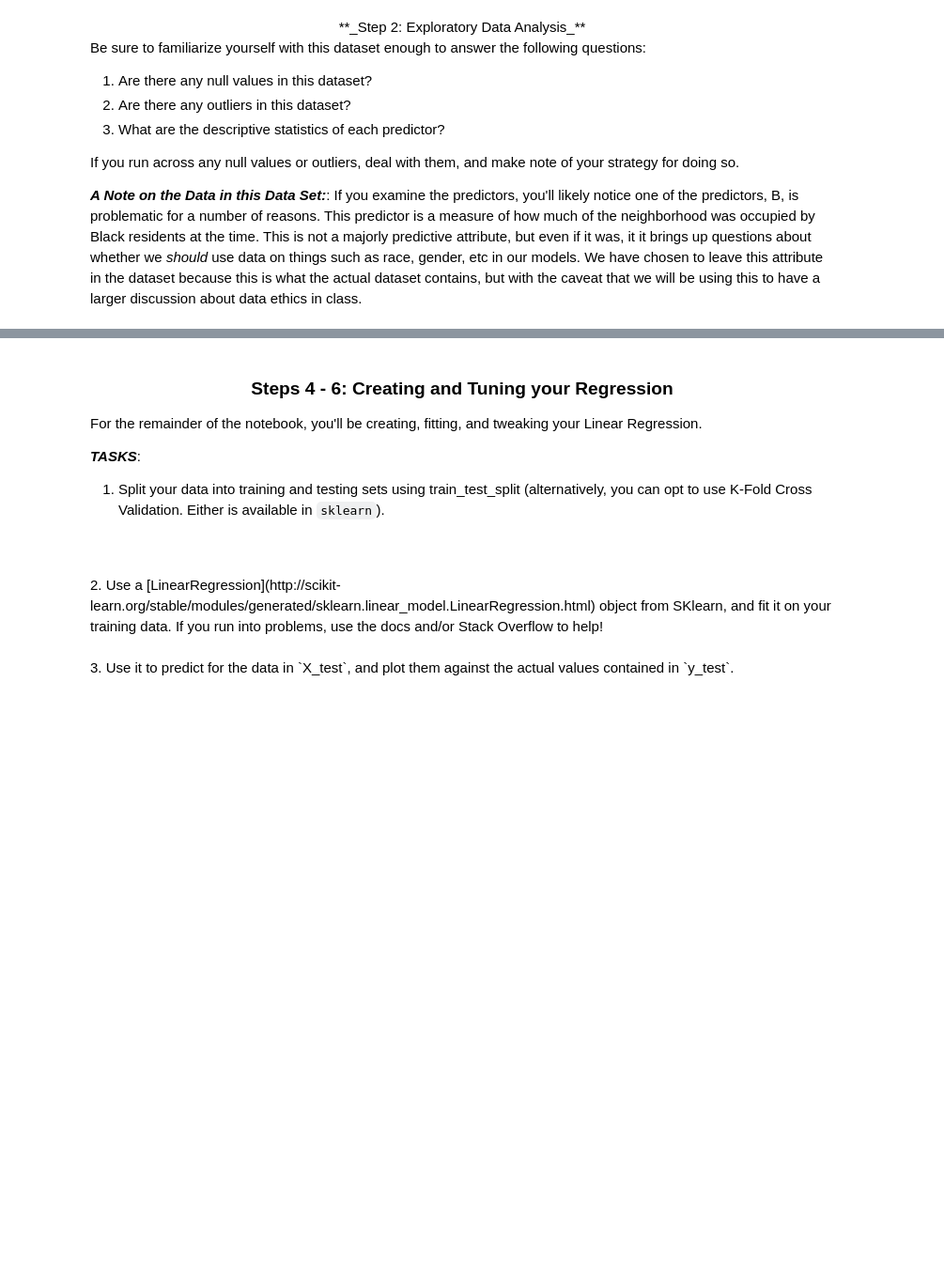
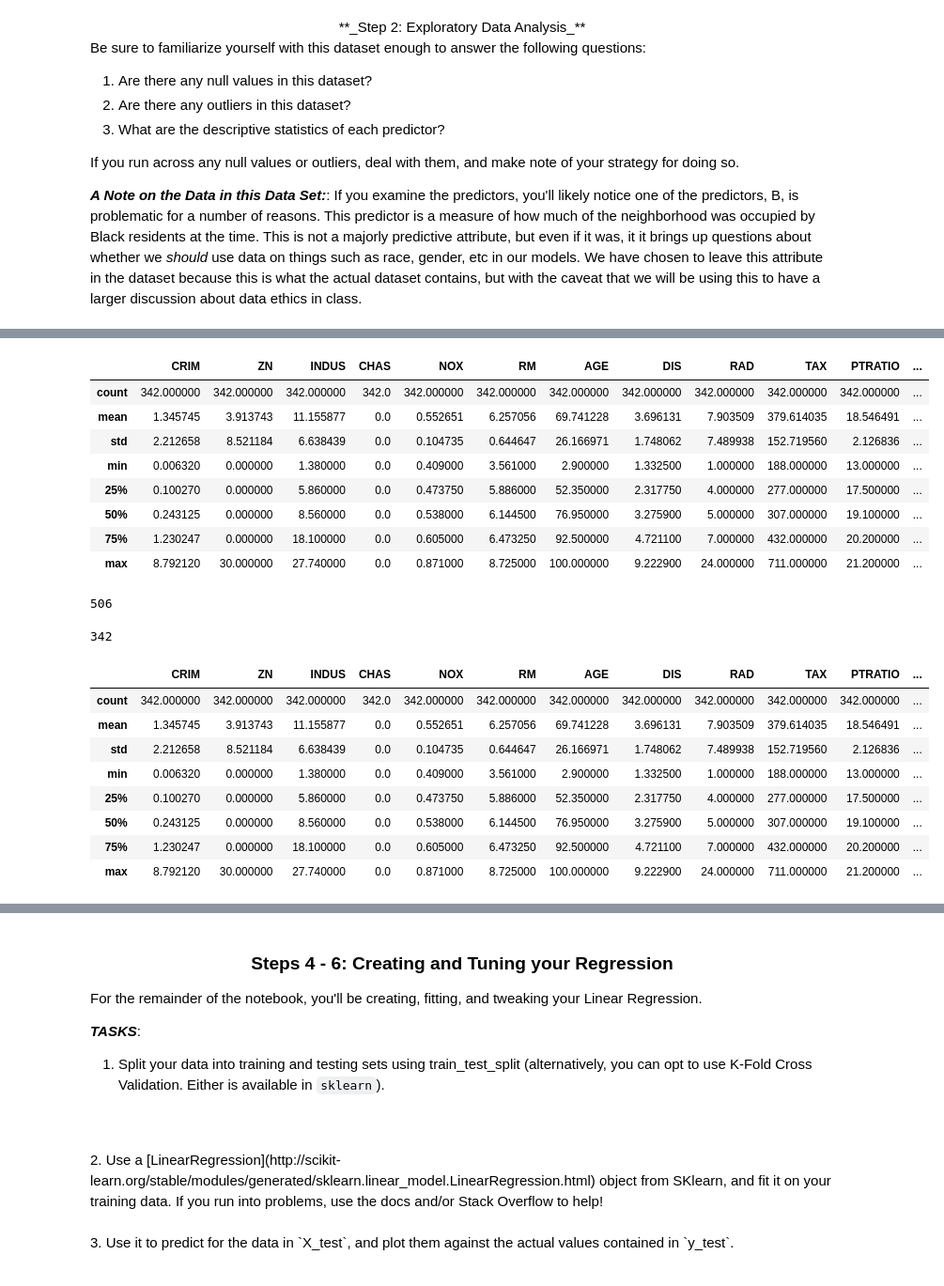
Before and after one commit to JSitter/DS-2-Machine-Learning, a Jupyter notebook: 04_Regression_Techniques.ipynb, the cells around one changed output, grey strips where cells are left out. Shown: that part at 94% size. Drawn from its saved outputs; the diff is of its cells as text; code cells hidden in the pictures; blank space fills up the shorter version.

```diff
--- a/04_Regression_Techniques.ipynb
+++ b/04_Regression_Techniques.ipynb
@@ -202,3 +294,34 @@ display(newdf.head())
+# %%
+
+
+outdf = newdf.loc[newdf.Outlier == 0]
+display(outdf.describe())
+display(len(df))
+display(len(outdf))
+
+outdf = outdf.drop(["Outlier"], axis=1)
+display(outdf.describe())
+# %% [output]
+|  | CRIM | ZN | INDUS | CHAS | NOX | RM | AGE | DIS | RAD | TAX | PTRATIO | ... |
+| count | 342.000000 | 342.000000 | 342.000000 | 342.0 | 342.000000 | 342.000000 | 342.000000 | 342.000000 | 342.000000 | 342.000000 | 342.000000 | ... |
+| mean | 1.345745 | 3.913743 | 11.155877 | 0.0 | 0.552651 | 6.257056 | 69.741228 | 3.696131 | 7.903509 | 379.614035 | 18.546491 | ... |
+| std | 2.212658 | 8.521184 | 6.638439 | 0.0 | 0.104735 | 0.644647 | 26.166971 | 1.748062 | 7.489938 | 152.719560 | 2.126836 | ... |
+| min | 0.006320 | 0.000000 | 1.380000 | 0.0 | 0.409000 | 3.561000 | 2.900000 | 1.332500 | 1.000000 | 188.000000 | 13.000000 | ... |
+| 25% | 0.100270 | 0.000000 | 5.860000 | 0.0 | 0.473750 | 5.886000 | 52.350000 | 2.317750 | 4.000000 | 277.000000 | 17.500000 | ... |
+| 50% | 0.243125 | 0.000000 | 8.560000 | 0.0 | 0.538000 | 6.144500 | 76.950000 | 3.275900 | 5.000000 | 307.000000 | 19.100000 | ... |
+| 75% | 1.230247 | 0.000000 | 18.100000 | 0.0 | 0.605000 | 6.473250 | 92.500000 | 4.721100 | 7.000000 | 432.000000 | 20.200000 | ... |
+| max | 8.792120 | 30.000000 | 27.740000 | 0.0 | 0.871000 | 8.725000 | 100.000000 | 9.222900 | 24.000000 | 711.000000 | 21.200000 | ... |
+506
+342
+|  | CRIM | ZN | INDUS | CHAS | NOX | RM | AGE | DIS | RAD | TAX | PTRATIO | ... |
+| count | 342.000000 | 342.000000 | 342.000000 | 342.0 | 342.000000 | 342.000000 | 342.000000 | 342.000000 | 342.000000 | 342.000000 | 342.000000 | ... |
+| mean | 1.345745 | 3.913743 | 11.155877 | 0.0 | 0.552651 | 6.257056 | 69.741228 | 3.696131 | 7.903509 | 379.614035 | 18.546491 | ... |
+| std | 2.212658 | 8.521184 | 6.638439 | 0.0 | 0.104735 | 0.644647 | 26.166971 | 1.748062 | 7.489938 | 152.719560 | 2.126836 | ... |
+| min | 0.006320 | 0.000000 | 1.380000 | 0.0 | 0.409000 | 3.561000 | 2.900000 | 1.332500 | 1.000000 | 188.000000 | 13.000000 | ... |
+| 25% | 0.100270 | 0.000000 | 5.860000 | 0.0 | 0.473750 | 5.886000 | 52.350000 | 2.317750 | 4.000000 | 277.000000 | 17.500000 | ... |
+| 50% | 0.243125 | 0.000000 | 8.560000 | 0.0 | 0.538000 | 6.144500 | 76.950000 | 3.275900 | 5.000000 | 307.000000 | 19.100000 | ... |
+| 75% | 1.230247 | 0.000000 | 18.100000 | 0.0 | 0.605000 | 6.473250 | 92.500000 | 4.721100 | 7.000000 | 432.000000 | 20.200000 | ... |
+| max | 8.792120 | 30.000000 | 27.740000 | 0.0 | 0.871000 | 8.725000 | 100.000000 | 9.222900 | 24.000000 | 711.000000 | 21.200000 | ... |
 # %% [markdown]
 **_Step 3: Create a Correlation Heatmap_**
 
```
Also changed, not shown: parts of 5 cells of this notebook.
